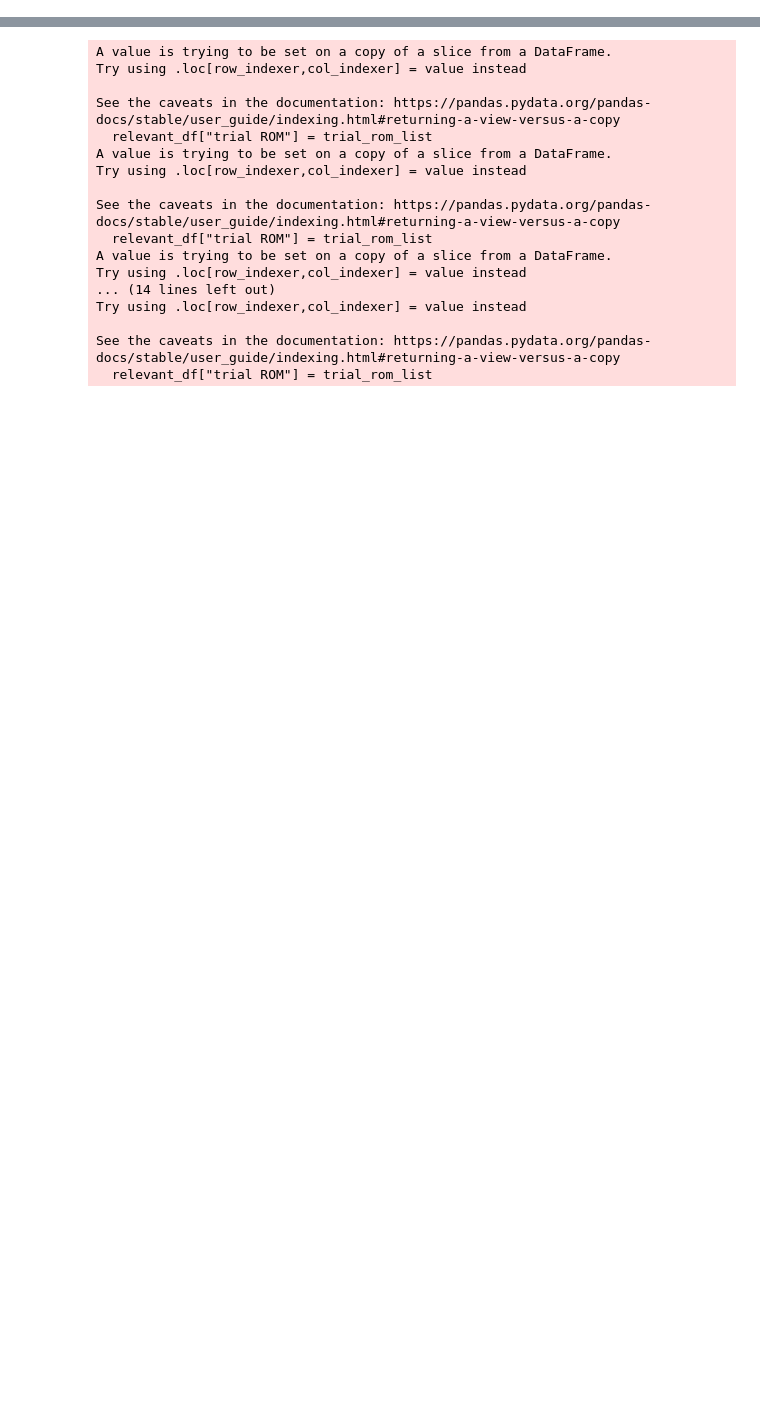
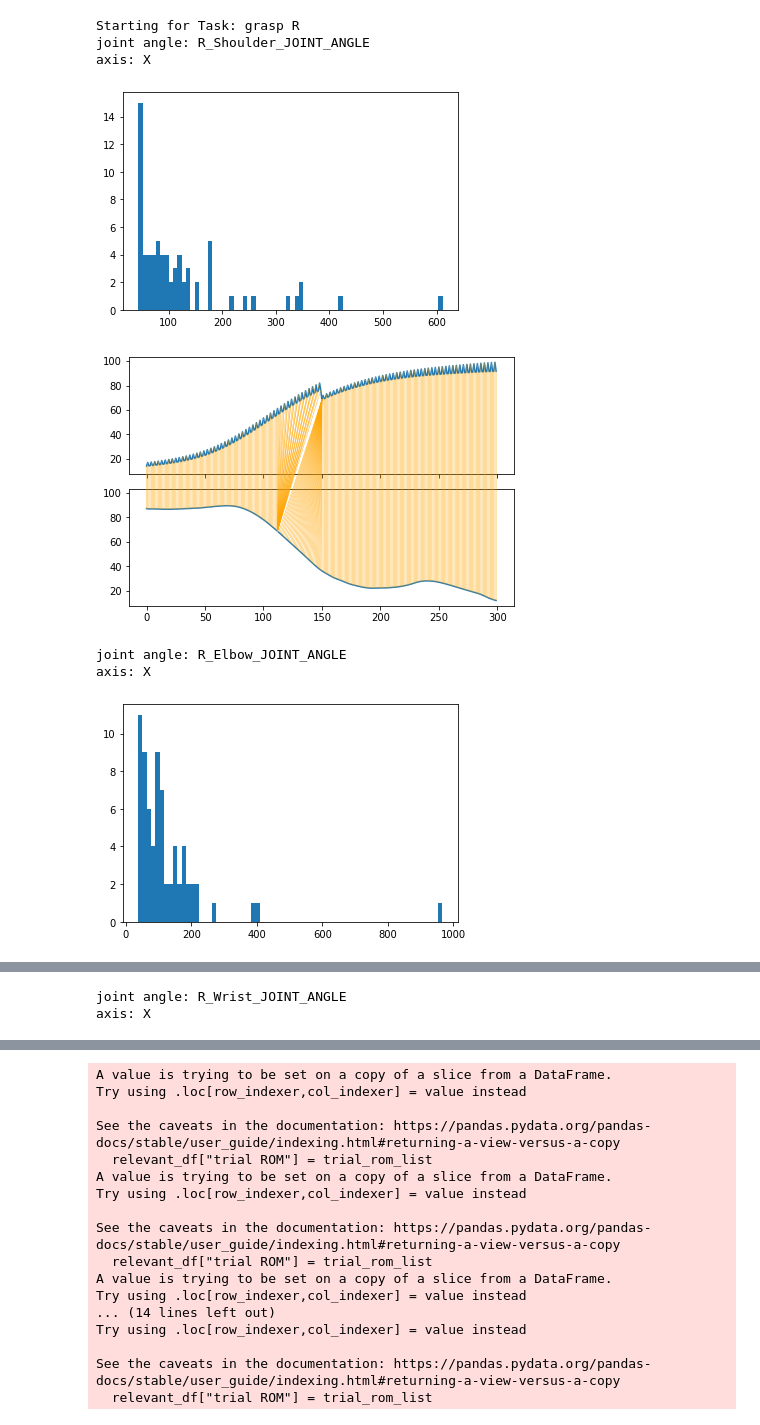
Before and after one commit to anna-choo/BCI, a Jupyter notebook: main.ipynb, the cells around one changed output, grey strips where cells are left out. Drawn from its saved outputs; the diff is of its cells as text; code cells hidden in the pictures; blank space fills up the shorter version.

```diff
--- a/main.ipynb
+++ b/main.ipynb
@@ -214,0 +455,14 @@ stroke_key_R = pd.read_csv(r"Z:\DataCollection\BCISoftRoboticsGloveIntervention\
+# %%
+normative_grasp_R = pd.read_csv(r"Z:\DataCollection\BCISoftRoboticsGloveIntervention\Stroke\Miscellaneous\BCI002\Normative\1. EXPORTS\grasp\RightJA_2Block_Shelf.txt", sep = '\t')
+stroke_grasp_R = pd.read_csv(r"Z:\DataCollection\BCISoftRoboticsGloveIntervention\Stroke\Miscellaneous\BCI002\PATIENT_EXPORT\grasp\RightJA_3Shelf_End.txt", sep = '\t')
+
+grasp_R_df, result_grasp_R, norm_dist_grasp_R = main(normative_grasp_R, stroke_grasp_R, GRASP, analyse_dict_R, ROM_dict, data_point, 'grasp R')
+# %% [output]
+Starting for Task: grasp R
+joint angle: R_Shoulder_JOINT_ANGLE
+axis: X
+[figure, added]
+[figure, added]
+joint angle: R_Elbow_JOINT_ANGLE
+axis: X
+[figure, added]
@@ -214,0 +470,2 @@ stroke_key_R = pd.read_csv(r"Z:\DataCollection\BCISoftRoboticsGloveIntervention\
+joint angle: R_Wrist_JOINT_ANGLE
+axis: X
```
Also changed, not shown: parts of 22 cells of this notebook.
